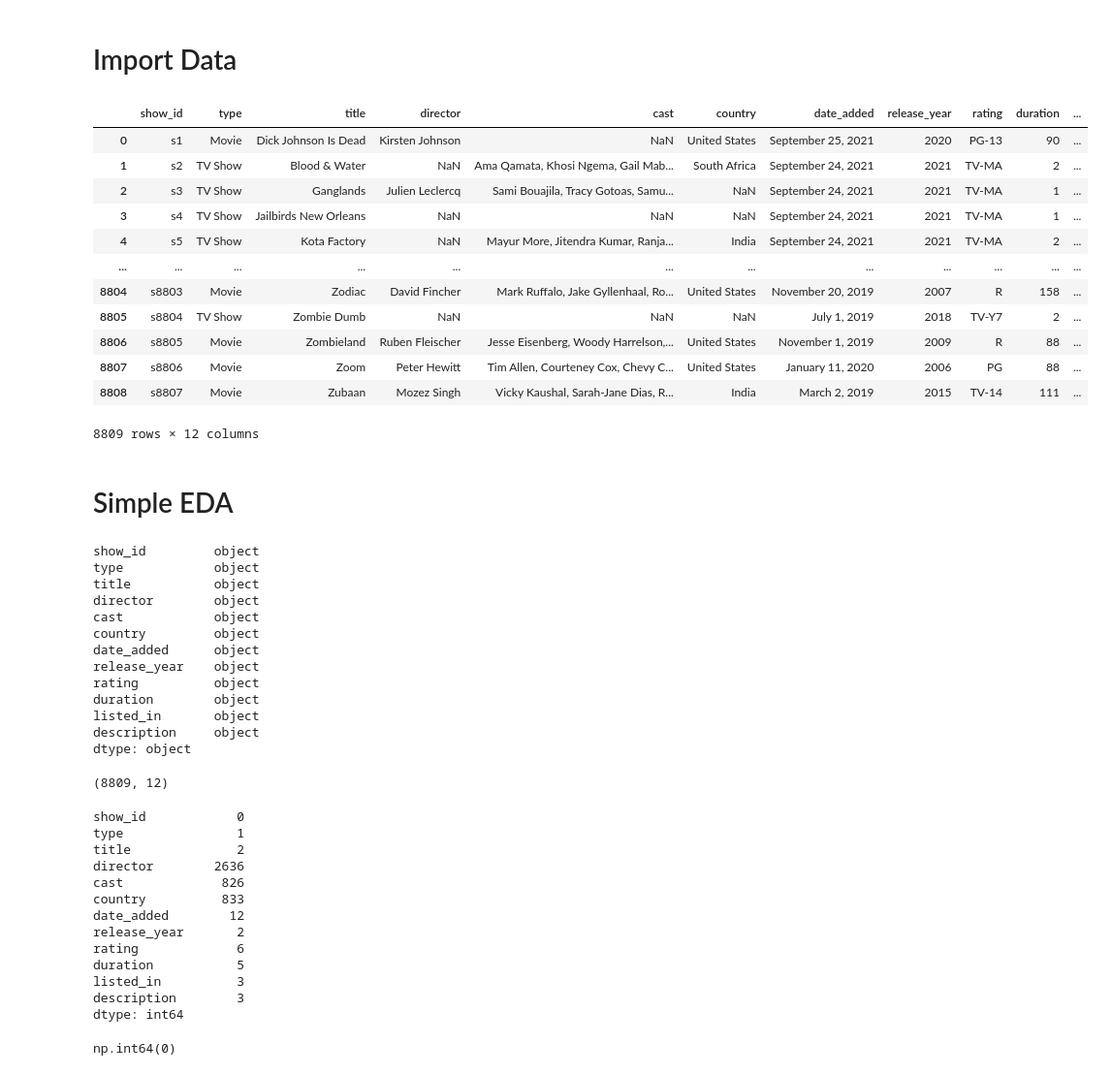
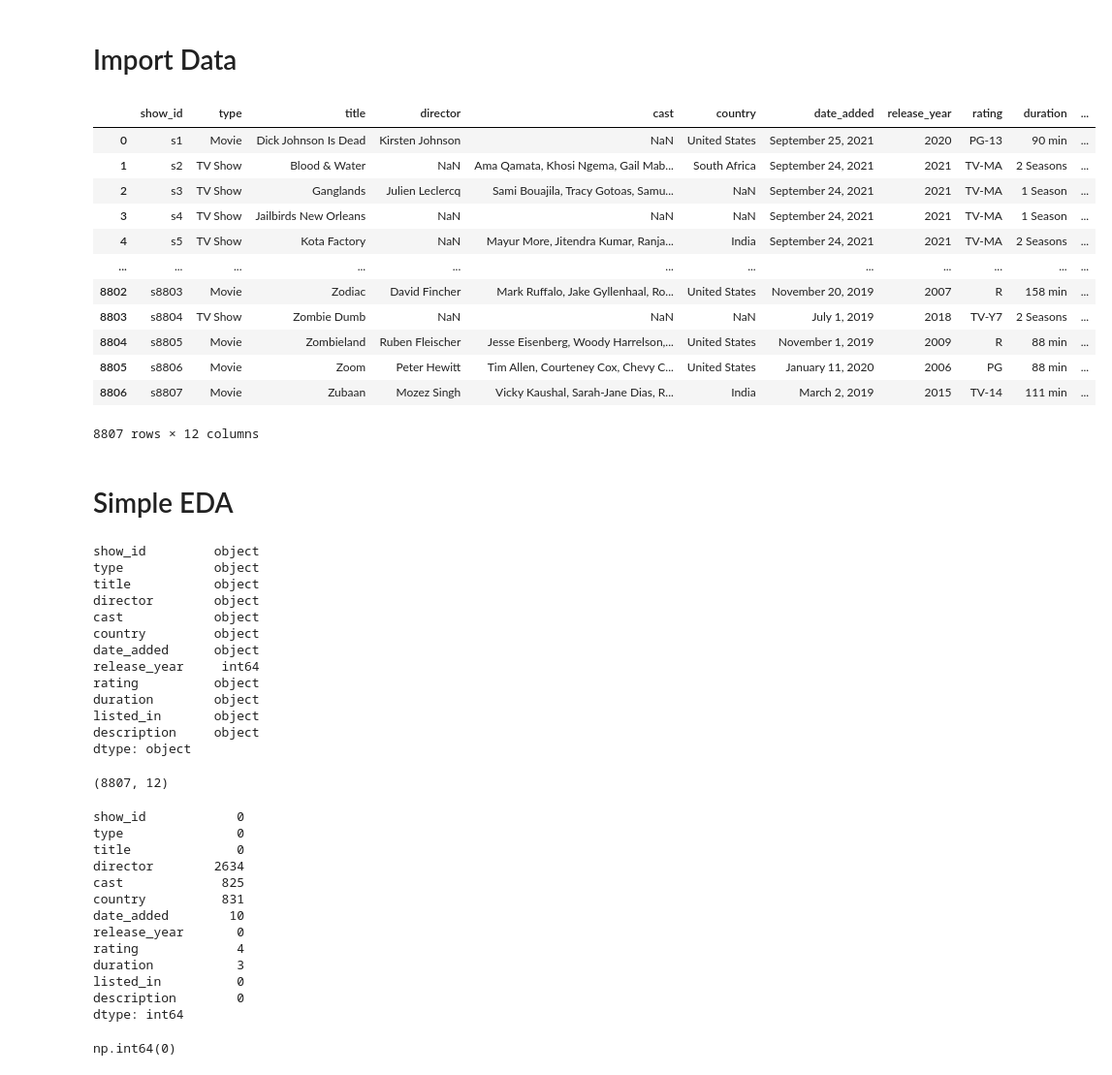
Before and after one commit to rafiachmadfr/netflix-movies-analysis, a Jupyter notebook: notebook/preprocessing.ipynb, the cells around one changed output. Shown: that part at 97% size. Cells and saved outputs as stored; diff of their text form; code cells hidden in the pictures.

```diff
--- a/notebook/preprocessing.ipynb
+++ b/notebook/preprocessing.ipynb
@@ -8,22 +9,22 @@ import ast
 # %% [markdown]
 # Import Data
 # %%
-df_data = pd.read_csv('../data/data-raw/netflix_titles.csv', delimiter=';', encoding='latin1')
+df_data = pd.read_csv('../data/data-raw/netflix_dataset.csv', delimiter=',', encoding='utf-8')
 df_data
 # %% [output]
 |  | show_id | type | title | director | cast | country | date_added | release_year | rating | duration | ... |
-| 0 | s1 | Movie | Dick Johnson Is Dead | Kirsten Johnson | NaN | United States | September 25, 2021 | 2020 | PG-13 | 90 | ... |
-| 1 | s2 | TV Show | Blood & Water | NaN | Ama Qamata, Khosi Ngema, Gail Mab... | South Africa | September 24, 2021 | 2021 | TV-MA | 2 | ... |
-| 2 | s3 | TV Show | Ganglands | Julien Leclercq | Sami Bouajila, Tracy Gotoas, Samu... | NaN | September 24, 2021 | 2021 | TV-MA | 1 | ... |
-| 3 | s4 | TV Show | Jailbirds New Orleans | NaN | NaN | NaN | September 24, 2021 | 2021 | TV-MA | 1 | ... |
-| 4 | s5 | TV Show | Kota Factory | NaN | Mayur More, Jitendra Kumar, Ranja... | India | September 24, 2021 | 2021 | TV-MA | 2 | ... |
+| 0 | s1 | Movie | Dick Johnson Is Dead | Kirsten Johnson | NaN | United States | September 25, 2021 | 2020 | PG-13 | 90 min | ... |
+| 1 | s2 | TV Show | Blood & Water | NaN | Ama Qamata, Khosi Ngema, Gail Mab... | South Africa | September 24, 2021 | 2021 | TV-MA | 2 Seasons | ... |
+| 2 | s3 | TV Show | Ganglands | Julien Leclercq | Sami Bouajila, Tracy Gotoas, Samu... | NaN | September 24, 2021 | 2021 | TV-MA | 1 Season | ... |
+| 3 | s4 | TV Show | Jailbirds New Orleans | NaN | NaN | NaN | September 24, 2021 | 2021 | TV-MA | 1 Season | ... |
+| 4 | s5 | TV Show | Kota Factory | NaN | Mayur More, Jitendra Kumar, Ranja... | India | September 24, 2021 | 2021 | TV-MA | 2 Seasons | ... |
 | ... | ... | ... | ... | ... | ... | ... | ... | ... | ... | ... | ... |
-| 8804 | s8803 | Movie | Zodiac | David Fincher | Mark Ruffalo, Jake Gyllenhaal, Ro... | United States | November 20, 2019 | 2007 | R | 158 | ... |
-| 8805 | s8804 | TV Show | Zombie Dumb | NaN | NaN | NaN | July 1, 2019 | 2018 | TV-Y7 | 2 | ... |
-| 8806 | s8805 | Movie | Zombieland | Ruben Fleischer | Jesse Eisenberg, Woody Harrelson,... | United States | November 1, 2019 | 2009 | R | 88 | ... |
-| 8807 | s8806 | Movie | Zoom | Peter Hewitt | Tim Allen, Courteney Cox, Chevy C... | United States | January 11, 2020 | 2006 | PG | 88 | ... |
-| 8808 | s8807 | Movie | Zubaan | Mozez Singh | Vicky Kaushal, Sarah-Jane Dias, R... | India | March 2, 2019 | 2015 | TV-14 | 111 | ... |
+| 8802 | s8803 | Movie | Zodiac | David Fincher | Mark Ruffalo, Jake Gyllenhaal, Ro... | United States | November 20, 2019 | 2007 | R | 158 min | ... |
+| 8803 | s8804 | TV Show | Zombie Dumb | NaN | NaN | NaN | July 1, 2019 | 2018 | TV-Y7 | 2 Seasons | ... |
+| 8804 | s8805 | Movie | Zombieland | Ruben Fleischer | Jesse Eisenberg, Woody Harrelson,... | United States | November 1, 2019 | 2009 | R | 88 min | ... |
+| 8805 | s8806 | Movie | Zoom | Peter Hewitt | Tim Allen, Courteney Cox, Chevy C... | United States | January 11, 2020 | 2006 | PG | 88 min | ... |
+| 8806 | s8807 | Movie | Zubaan | Mozez Singh | Vicky Kaushal, Sarah-Jane Dias, R... | India | March 2, 2019 | 2015 | TV-14 | 111 min | ... |
-8809 rows × 12 columns
+8807 rows × 12 columns
 # %% [markdown]
 # Simple EDA
 # %%
@@ -36,7 +37,7 @@ director        object
 cast            object
 country         object
 date_added      object
-release_year    object
+release_year     int64
 rating          object
 duration        object
 listed_in       object
@@ -45,22 +46,22 @@ dtype: object
 # %%
 df_data.shape
 # %% [output]
-(8809, 12)
+(8807, 12)
 # %%
 df_data.isnull().sum()
 # %% [output]
 show_id            0
-type               1
-title              2
-director        2636
-cast             826
-country          833
-date_added        12
-release_year       2
-rating             6
-duration           5
-listed_in          3
-description        3
+type               0
+title              0
+director        2634
+cast             825
+country          831
+date_added        10
+release_year       0
+rating             4
+duration           3
+listed_in          0
+description        0
 dtype: int64
 # %%
 df_data.duplicated().sum()
```
Also changed, not shown: parts of 17 cells of this notebook.
